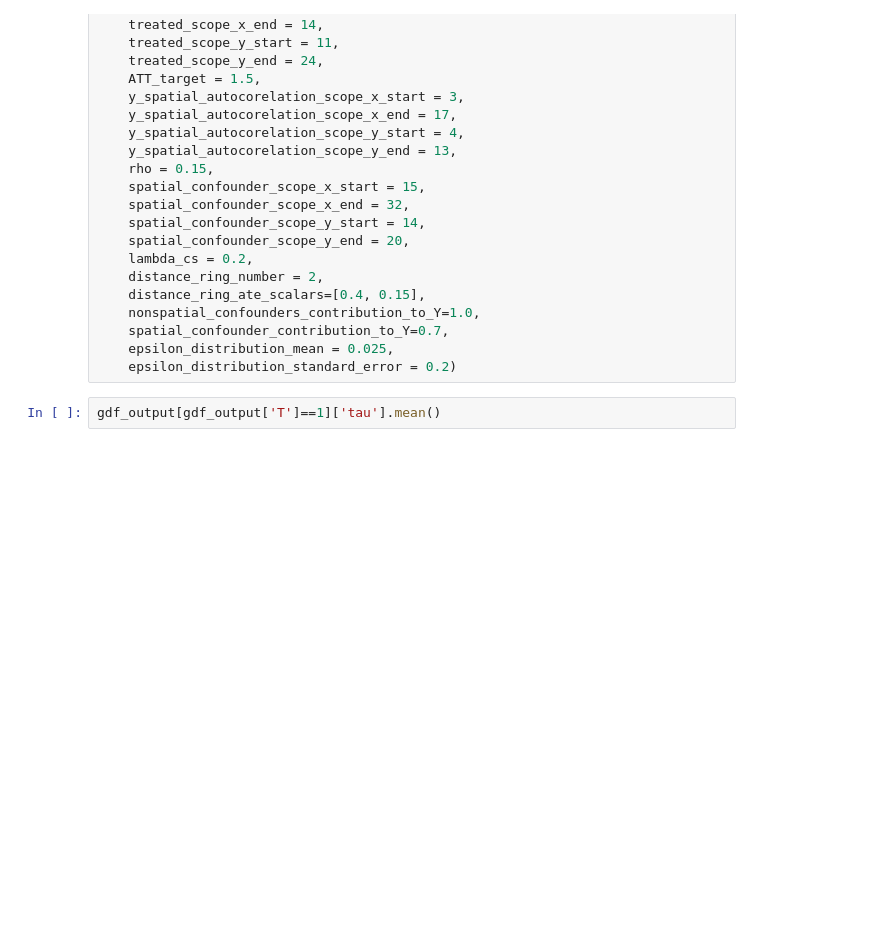
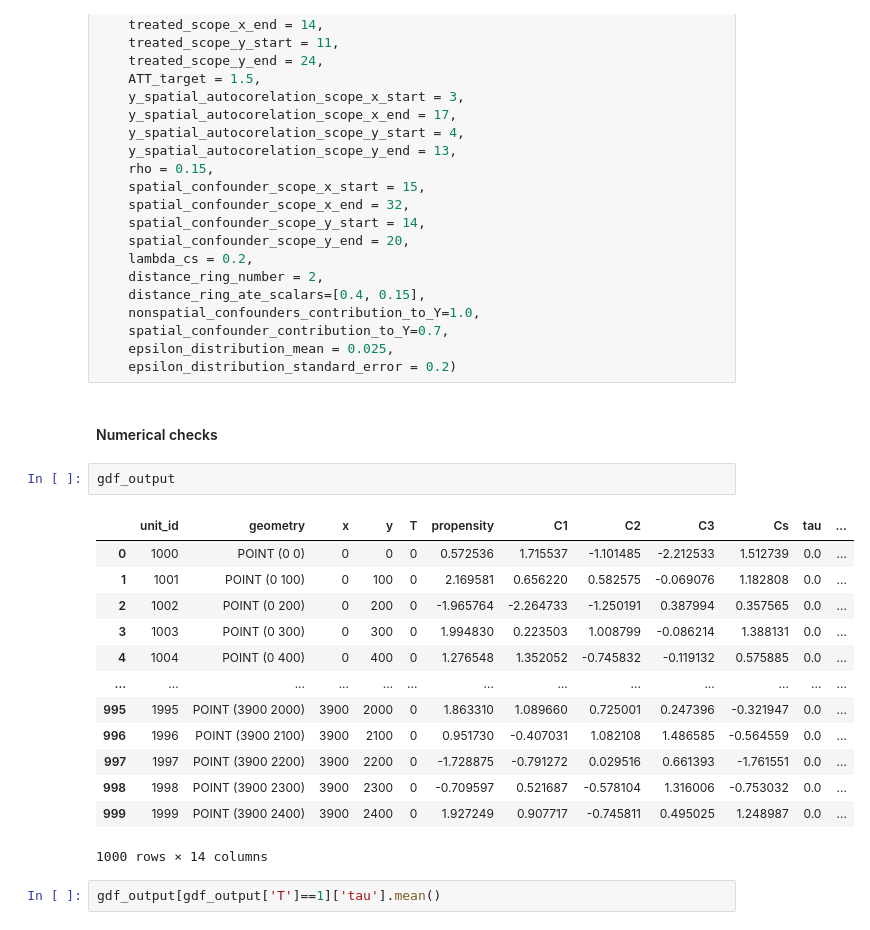
Before and after one commit to Andrew10MAIN/causal_ML_with_spilovers_of_treatment, a Jupyter notebook: 02_generating_data/simulated_data_generation.ipynb, the cells around one changed output. Drawn from its saved outputs; the diff is of its cells as text; blank space fills up the shorter version.

```diff
--- a/02_generating_data/simulated_data_generation.ipynb
+++ b/02_generating_data/simulated_data_generation.ipynb
@@ -298,6 +46,24 @@ gdf_output = return_spatial_geo_df(n_x = 40,
     spatial_confounder_contribution_to_Y=0.7,
     epsilon_distribution_mean = 0.025,
     epsilon_distribution_standard_error = 0.2)
+# %% [markdown]
+#### Numerical checks
+# %%
+gdf_output
+# %% [output]
+|  | unit_id | geometry | x | y | T | propensity | C1 | C2 | C3 | Cs | tau | ... |
+| 0 | 1000 | POINT (0 0) | 0 | 0 | 0 | 0.572536 | 1.715537 | -1.101485 | -2.212533 | 1.512739 | 0.0 | ... |
+| 1 | 1001 | POINT (0 100) | 0 | 100 | 0 | 2.169581 | 0.656220 | 0.582575 | -0.069076 | 1.182808 | 0.0 | ... |
+| 2 | 1002 | POINT (0 200) | 0 | 200 | 0 | -1.965764 | -2.264733 | -1.250191 | 0.387994 | 0.357565 | 0.0 | ... |
+| 3 | 1003 | POINT (0 300) | 0 | 300 | 0 | 1.994830 | 0.223503 | 1.008799 | -0.086214 | 1.388131 | 0.0 | ... |
+| 4 | 1004 | POINT (0 400) | 0 | 400 | 0 | 1.276548 | 1.352052 | -0.745832 | -0.119132 | 0.575885 | 0.0 | ... |
+| ... | ... | ... | ... | ... | ... | ... | ... | ... | ... | ... | ... | ... |
+| 995 | 1995 | POINT (3900 2000) | 3900 | 2000 | 0 | 1.863310 | 1.089660 | 0.725001 | 0.247396 | -0.321947 | 0.0 | ... |
+| 996 | 1996 | POINT (3900 2100) | 3900 | 2100 | 0 | 0.951730 | -0.407031 | 1.082108 | 1.486585 | -0.564559 | 0.0 | ... |
+| 997 | 1997 | POINT (3900 2200) | 3900 | 2200 | 0 | -1.728875 | -0.791272 | 0.029516 | 0.661393 | -1.761551 | 0.0 | ... |
+| 998 | 1998 | POINT (3900 2300) | 3900 | 2300 | 0 | -0.709597 | 0.521687 | -0.578104 | 1.316006 | -0.753032 | 0.0 | ... |
+| 999 | 1999 | POINT (3900 2400) | 3900 | 2400 | 0 | 1.927249 | 0.907717 | -0.745811 | 0.495025 | 1.248987 | 0.0 | ... |
+1000 rows × 14 columns
 # %%
 gdf_output[gdf_output['T']==1]['tau'].mean()
 # %% [output]
```
Also changed, not shown: parts of 38 cells of this notebook, 6 other files.
